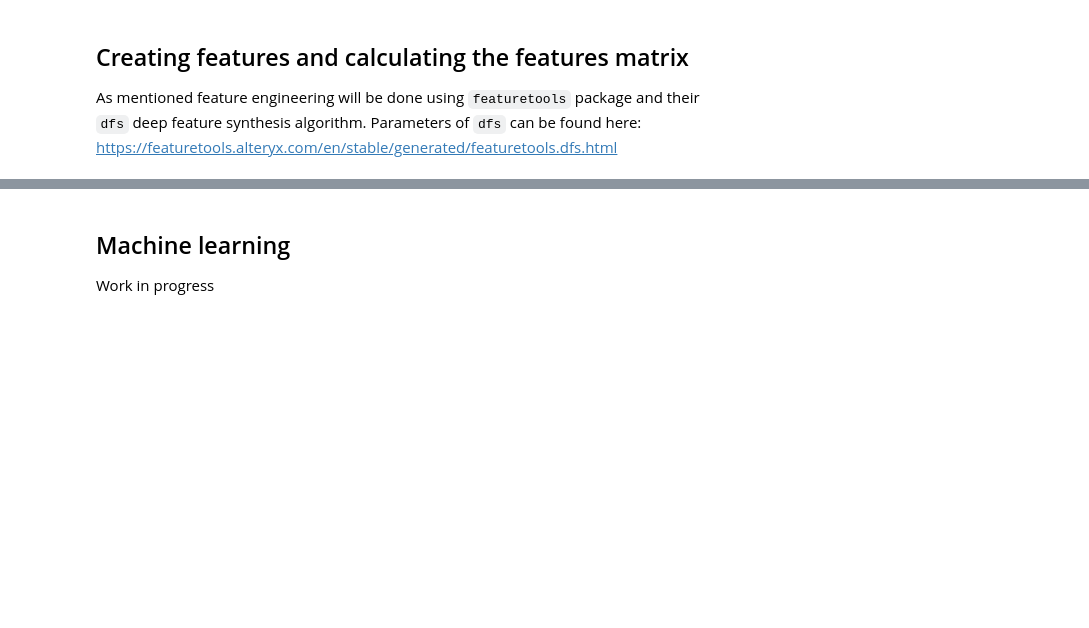
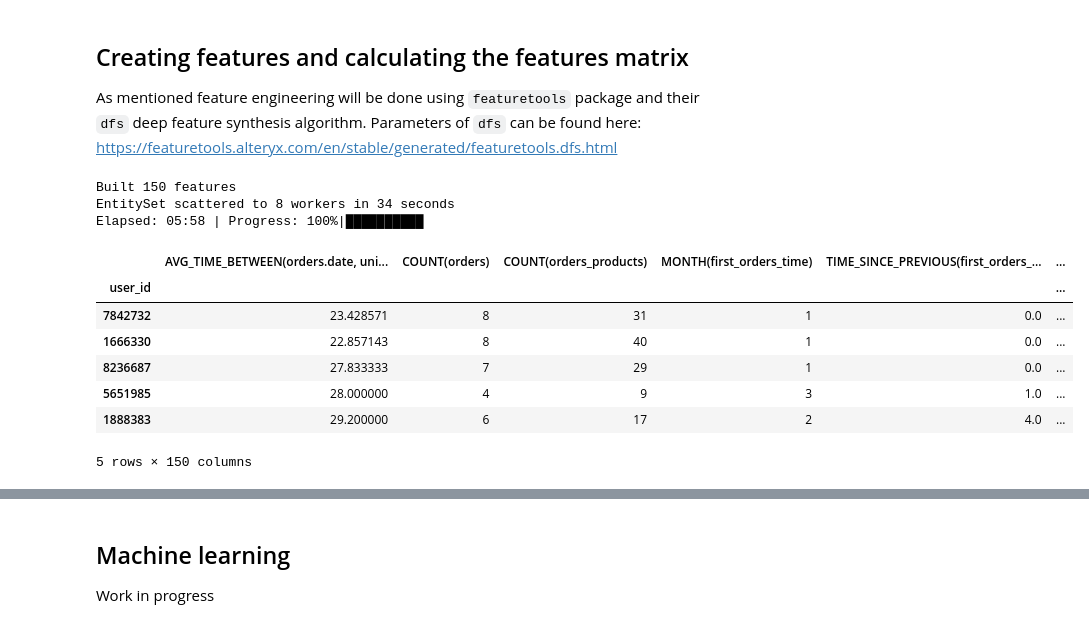
Before and after one commit to NevoleMarek/next-basket-recommendation, a Jupyter notebook: next_basket_recommendation.ipynb, the cells around one changed output, grey strips where cells are left out. Drawn from its saved outputs; the diff is of its cells as text; code cells hidden in the pictures; blank space fills up the shorter version.

```diff
--- a/next_basket_recommendation.ipynb
+++ b/next_basket_recommendation.ipynb
@@ -282,13 +282,13 @@ def calculate_features(entityset, cutoff, training_window=None, features_only=Fa
     return ft.dfs(entityset=entityset,
                     target_dataframe_name='users',
                     agg_primitives=[
-                        'max', 'mean', 'count',
+                        'max', 'mean', 'count', 'sum', 'min',
                         'num_unique', 'mode', pr.AvgTimeBetween(unit='days'),
-                        'n_most_common', 'trend'
+                        'trend'
                     ],
                     trans_primitives=[
-                        'month','weekday', 'is_weekend',
-                        'time_since_previous'
+                        'month','weekday',
+                        pr.TimeSincePrevious(unit='days')
                     ],
                     cutoff_time=cutoff,
                     training_window=training_window,
@@ -299,5 +299,19 @@ def calculate_features(entityset, cutoff, training_window=None, features_only=Fa
                     include_cutoff_time=False # Do not count on orders that came in same day
 )
 # %%
-features = calculate_features(es, cutoff, features_only=True)
-features
+fm, features = calculate_features(es, cutoff, features_only=False, n_jobs=-1)
+# %% [output]
+Built 150 features
+EntitySet scattered to 8 workers in 34 seconds
+Elapsed: 05:58 | Progress: 100%|██████████
+# %%
+fm[10000:10005]
+# %% [output]
+|  | AVG_TIME_BETWEEN(orders.date, uni... | COUNT(orders) | COUNT(orders_products) | MONTH(first_orders_time) | TIME_SINCE_PREVIOUS(first_orders_... | ... |
+| user_id |  |  |  |  |  | ... |
+| 7842732 | 23.428571 | 8 | 31 | 1 | 0.0 | ... |
+| 1666330 | 22.857143 | 8 | 40 | 1 | 0.0 | ... |
+| 8236687 | 27.833333 | 7 | 29 | 1 | 0.0 | ... |
+| 5651985 | 28.000000 | 4 | 9 | 3 | 1.0 | ... |
+| 1888383 | 29.200000 | 6 | 17 | 2 | 4.0 | ... |
+5 rows × 150 columns
```
Also changed, not shown: parts of 7 cells of this notebook.
